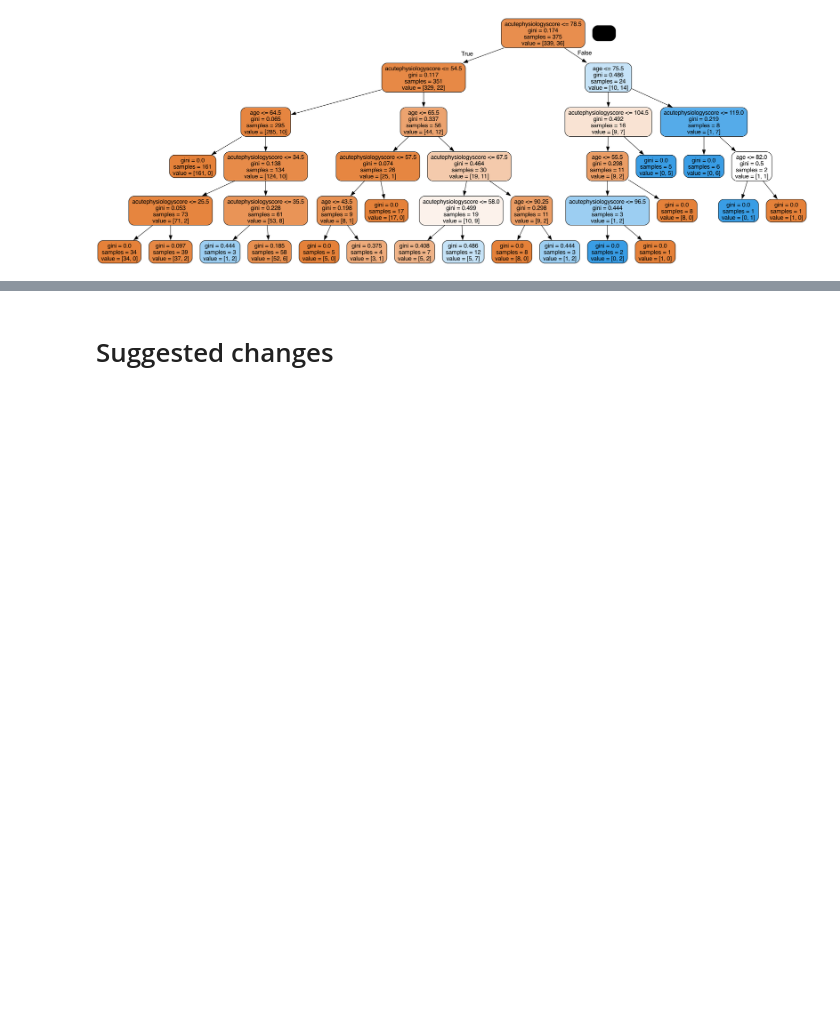
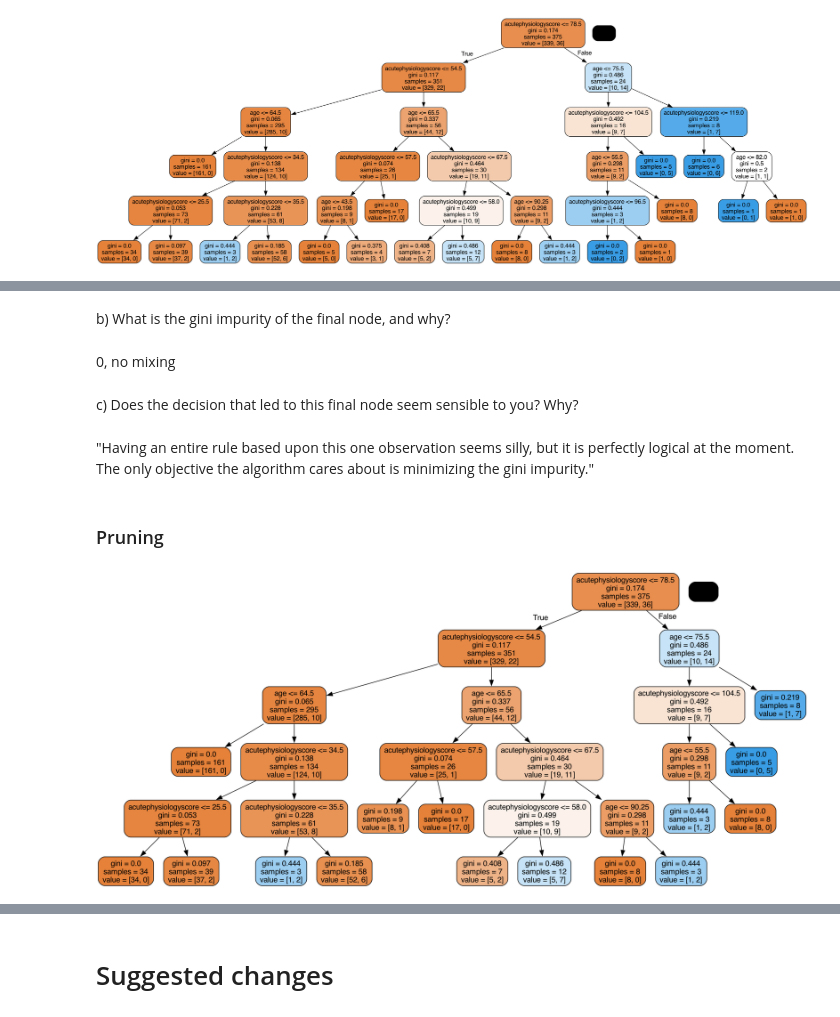
Before and after one commit to marioa/ml_course, a Jupyter notebook: ML.ipynb, the cells around one changed output, grey strips where cells are left out. Saved outputs shown, nothing was run; the diff lists cells and outputs as text; code cells hidden in the pictures; blank space fills up the shorter version.

```diff
--- a/ML.ipynb
+++ b/ML.ipynb
@@ -725,0 +737,16 @@ Image(graph.create_png())
+# %% [markdown]
+b) What is the gini impurity of the final node, and why?
+# %% [markdown]
+0, no mixing
+# %% [markdown]
+c) Does the decision that led to this final node seem sensible to you? Why?
+# %% [markdown]
+"Having an entire rule based upon this one observation seems silly, but it is perfectly logical at the moment. The only objective the algorithm cares about is minimizing the gini impurity."
+# %% [markdown]
+###  Pruning
+# %%
+mdl = glowyr.prune(mdl, min_samples_leaf = 10)
+graph = glowyr.create_graph(mdl, feature_names=features)
+Image(graph.create_png())
+# %% [output]
+[figure, added]
```
Also changed, not shown: parts of 29 cells of this notebook.
